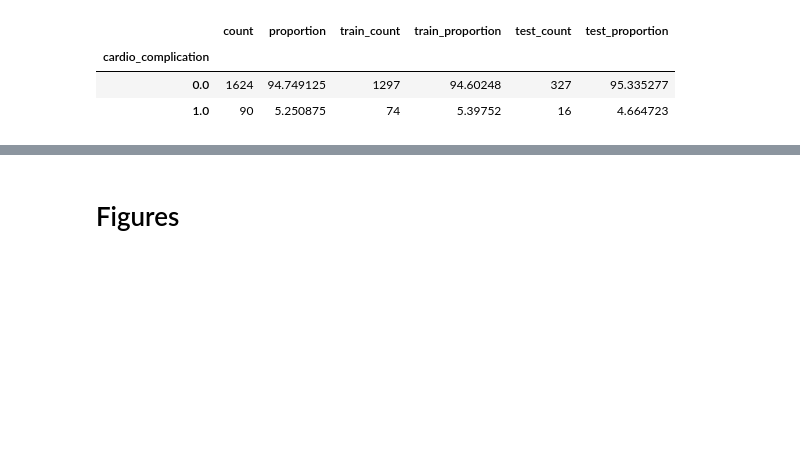
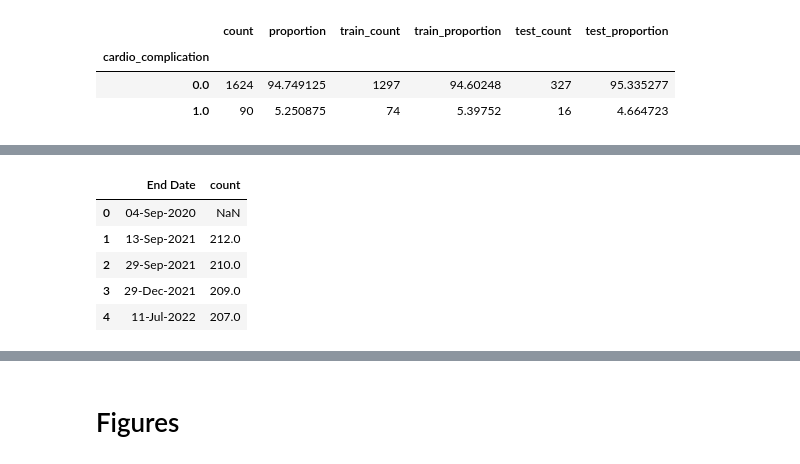
Before and after one commit to harrisonnguyen/cardiac_covid_model, a Jupyter notebook: paper figures.ipynb, the cells around one changed output, grey strips where cells are left out. Saved outputs shown, nothing was run; the diff lists cells and outputs as text; code cells hidden in the pictures; blank space fills up the shorter version.

```diff
--- a/paper figures.ipynb
+++ b/paper figures.ipynb
@@ -222,0 +312,12 @@ df_sub
+# %%
+df_date_summary = df_date_non_null['quarter'].value_counts().sort_index()
+date_strings = [d.strftime('%d-%b-%Y') for d in bins]
+# %%
+pd.concat([pd.Series(date_strings),df_date_summary],ignore_index=True,axis=1).rename({0:'End Date',1:'count'},axis=1)
+# %% [output]
+|  | End Date | count |
+| 0 | 04-Sep-2020 | NaN |
+| 1 | 13-Sep-2021 | 212.0 |
+| 2 | 29-Sep-2021 | 210.0 |
+| 3 | 29-Dec-2021 | 209.0 |
+| 4 | 11-Jul-2022 | 207.0 |
```
Also changed, not shown: parts of 24 cells of this notebook, 4 other files.
